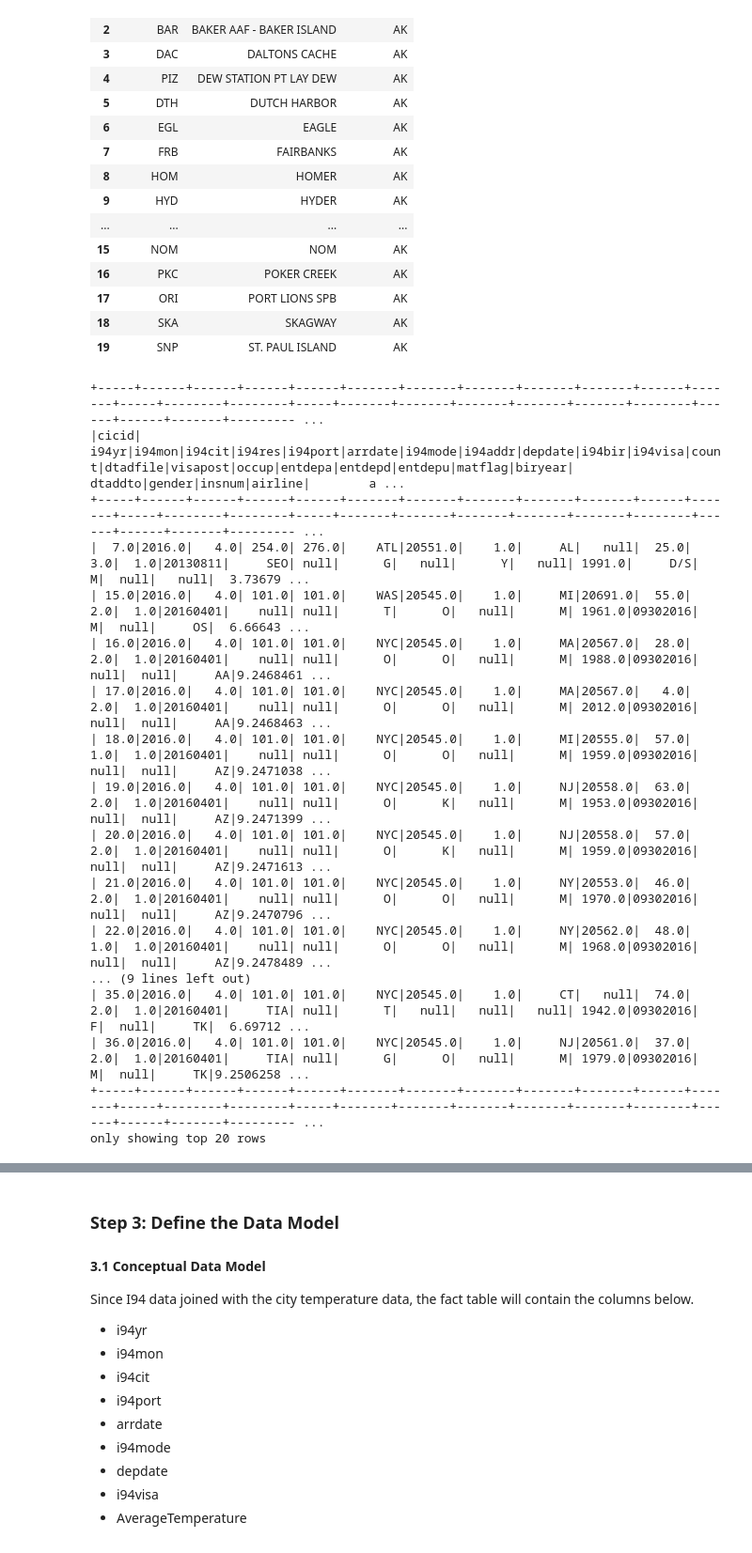
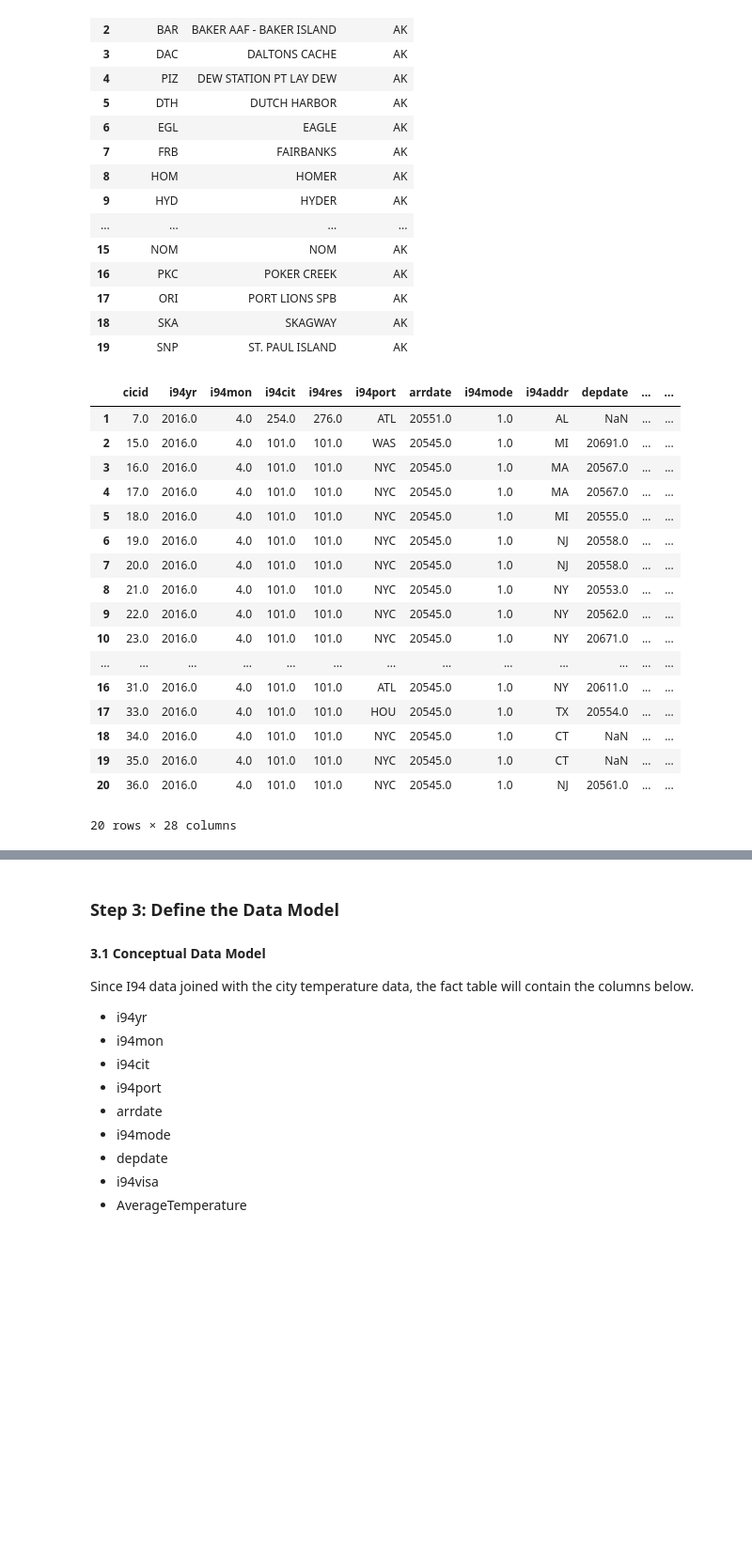
Before and after one commit to 0xCakin/CapstoneProject, a Jupyter notebook: Capstone Project Template.ipynb, the cells around one changed output, grey strips where cells are left out. Shown: that part at 94% size. Saved outputs shown, nothing was run; the diff lists cells and outputs as text; code cells hidden in the pictures; blank space fills up the shorter version.

```diff
--- a/Capstone Project Template.ipynb
+++ b/Capstone Project Template.ipynb
@@ -193,15 +193,15 @@ print(pCities)
 # %% [output]
 ['ALCAN', 'ANCHORAGE', 'BAKER AAF - BAKER ISLAND', 'DALTONS CACHE', 'DEW STATION PT LAY DEW', 'DUTCH HARBOR', 'EAGLE', 'FAIRBANKS', 'HOMER', 'HYDER', 'JUNEAU', 'KETCHIKAN', 'KETCHIKAN', 'MOSES POINT I ...
 # %%
-pStates = [x.split(",")[-1] for x in port_locations]
+pStates = [f.split(",")[-1] for f in port_locations]
 print(pStates)
 # %% [output]
 [' AK', ' AK', ' AK', ' AK', ' AK', ' AK', ' AK', ' AK', ' AK', ' AK', ' AK', ' AK', ' AK', ' AK', ' AK', ' AK', ' AK', ' AK', ' AK', ' AK', ' AK', ' AK', ' AL', ' AL', ' AR (BPS)', ' AR', ' AZ', ' AZ ...
 # %%
 a = {"port_code" : pCode, "port_city": pCities, "port_state": pStates}
 df_port_locations = pd.DataFrame.from_dict(a, orient='index')
-df_port_locations = df_port_locations.transpose()
-df_port_locations.head(20)
+i94port_valid_df = df_port_locations.transpose()
+i94port_valid_df.head(20)
 # %% [output]
 |  | port_code | port_city | port_state |
 | 0 | ALC | ALCAN | AK |
@@ -236,21 +222,0 @@ def clean_immig_data(file):
-# %%
-immig_test_file = '../../data/18-83510-I94-Data-2016/i94_apr16_sub.sas7bdat'
-df_immig_test = clean_immig_data(immig_test_file)
-# %% [output]
-+-----+------+------+------+------+-------+-------+-------+-------+-------+------+-------+-----+--------+--------+-----+-------+-------+-------+-------+-------+--------+------+------+-------+--------- ...
-|cicid| i94yr|i94mon|i94cit|i94res|i94port|arrdate|i94mode|i94addr|depdate|i94bir|i94visa|count|dtadfile|visapost|occup|entdepa|entdepd|entdepu|matflag|biryear| dtaddto|gender|insnum|airline|        a ...
-+-----+------+------+------+------+-------+-------+-------+-------+-------+------+-------+-----+--------+--------+-----+-------+-------+-------+-------+-------+--------+------+------+-------+--------- ...
-|  7.0|2016.0|   4.0| 254.0| 276.0|    ATL|20551.0|    1.0|     AL|   null|  25.0|    3.0|  1.0|20130811|     SEO| null|      G|   null|      Y|   null| 1991.0|     D/S|     M|  null|   null|  3.73679 ...
-| 15.0|2016.0|   4.0| 101.0| 101.0|    WAS|20545.0|    1.0|     MI|20691.0|  55.0|    2.0|  1.0|20160401|    null| null|      T|      O|   null|      M| 1961.0|09302016|     M|  null|     OS|  6.66643 ...
-| 16.0|2016.0|   4.0| 101.0| 101.0|    NYC|20545.0|    1.0|     MA|20567.0|  28.0|    2.0|  1.0|20160401|    null| null|      O|      O|   null|      M| 1988.0|09302016|  null|  null|     AA|9.2468461 ...
-| 17.0|2016.0|   4.0| 101.0| 101.0|    NYC|20545.0|    1.0|     MA|20567.0|   4.0|    2.0|  1.0|20160401|    null| null|      O|      O|   null|      M| 2012.0|09302016|  null|  null|     AA|9.2468463 ...
-| 18.0|2016.0|   4.0| 101.0| 101.0|    NYC|20545.0|    1.0|     MI|20555.0|  57.0|    1.0|  1.0|20160401|    null| null|      O|      O|   null|      M| 1959.0|09302016|  null|  null|     AZ|9.2471038 ...
-| 19.0|2016.0|   4.0| 101.0| 101.0|    NYC|20545.0|    1.0|     NJ|20558.0|  63.0|    2.0|  1.0|20160401|    null| null|      O|      K|   null|      M| 1953.0|09302016|  null|  null|     AZ|9.2471399 ...
-| 20.0|2016.0|   4.0| 101.0| 101.0|    NYC|20545.0|    1.0|     NJ|20558.0|  57.0|    2.0|  1.0|20160401|    null| null|      O|      K|   null|      M| 1959.0|09302016|  null|  null|     AZ|9.2471613 ...
-| 21.0|2016.0|   4.0| 101.0| 101.0|    NYC|20545.0|    1.0|     NY|20553.0|  46.0|    2.0|  1.0|20160401|    null| null|      O|      O|   null|      M| 1970.0|09302016|  null|  null|     AZ|9.2470796 ...
-| 22.0|2016.0|   4.0| 101.0| 101.0|    NYC|20545.0|    1.0|     NY|20562.0|  48.0|    1.0|  1.0|20160401|    null| null|      O|      O|   null|      M| 1968.0|09302016|  null|  null|     AZ|9.2478489 ...
-... (9 lines left out)
-| 35.0|2016.0|   4.0| 101.0| 101.0|    NYC|20545.0|    1.0|     CT|   null|  74.0|    2.0|  1.0|20160401|     TIA| null|      T|   null|   null|   null| 1942.0|09302016|     F|  null|     TK|  6.69712 ...
-| 36.0|2016.0|   4.0| 101.0| 101.0|    NYC|20545.0|    1.0|     NJ|20561.0|  37.0|    2.0|  1.0|20160401|     TIA| null|      G|      O|   null|      M| 1979.0|09302016|     M|  null|     TK|9.2506258 ...
-+-----+------+------+------+------+-------+-------+-------+-------+-------+------+-------+-----+--------+--------+-----+-------+-------+-------+-------+-------+--------+------+------+-------+--------- ...
-only showing top 20 rows
@@ -260 +223,25 @@ df_temp_data = spark2.read.format("csv").option("header", "true").load("../../da
+# %%
+#Clean the data with valid formats
+new_df=df[df.i94port.isin(i94port_valid_df.port_code)]
+# %%
+new_df.head(20)
+# %% [output]
+|  | cicid | i94yr | i94mon | i94cit | i94res | i94port | arrdate | i94mode | i94addr | depdate | ... | ... |
+| 1 | 7.0 | 2016.0 | 4.0 | 254.0 | 276.0 | ATL | 20551.0 | 1.0 | AL | NaN | ... | ... |
+| 2 | 15.0 | 2016.0 | 4.0 | 101.0 | 101.0 | WAS | 20545.0 | 1.0 | MI | 20691.0 | ... | ... |
+| 3 | 16.0 | 2016.0 | 4.0 | 101.0 | 101.0 | NYC | 20545.0 | 1.0 | MA | 20567.0 | ... | ... |
+| 4 | 17.0 | 2016.0 | 4.0 | 101.0 | 101.0 | NYC | 20545.0 | 1.0 | MA | 20567.0 | ... | ... |
+| 5 | 18.0 | 2016.0 | 4.0 | 101.0 | 101.0 | NYC | 20545.0 | 1.0 | MI | 20555.0 | ... | ... |
+| 6 | 19.0 | 2016.0 | 4.0 | 101.0 | 101.0 | NYC | 20545.0 | 1.0 | NJ | 20558.0 | ... | ... |
+| 7 | 20.0 | 2016.0 | 4.0 | 101.0 | 101.0 | NYC | 20545.0 | 1.0 | NJ | 20558.0 | ... | ... |
+| 8 | 21.0 | 2016.0 | 4.0 | 101.0 | 101.0 | NYC | 20545.0 | 1.0 | NY | 20553.0 | ... | ... |
+| 9 | 22.0 | 2016.0 | 4.0 | 101.0 | 101.0 | NYC | 20545.0 | 1.0 | NY | 20562.0 | ... | ... |
+| 10 | 23.0 | 2016.0 | 4.0 | 101.0 | 101.0 | NYC | 20545.0 | 1.0 | NY | 20671.0 | ... | ... |
+| ... | ... | ... | ... | ... | ... | ... | ... | ... | ... | ... | ... | ... |
+| 16 | 31.0 | 2016.0 | 4.0 | 101.0 | 101.0 | ATL | 20545.0 | 1.0 | NY | 20611.0 | ... | ... |
+| 17 | 33.0 | 2016.0 | 4.0 | 101.0 | 101.0 | HOU | 20545.0 | 1.0 | TX | 20554.0 | ... | ... |
+| 18 | 34.0 | 2016.0 | 4.0 | 101.0 | 101.0 | NYC | 20545.0 | 1.0 | CT | NaN | ... | ... |
+| 19 | 35.0 | 2016.0 | 4.0 | 101.0 | 101.0 | NYC | 20545.0 | 1.0 | CT | NaN | ... | ... |
+| 20 | 36.0 | 2016.0 | 4.0 | 101.0 | 101.0 | NYC | 20545.0 | 1.0 | NJ | 20561.0 | ... | ... |
+20 rows × 28 columns
 # %%
```
Also changed, not shown: parts of 15 cells of this notebook, 1 other file.
